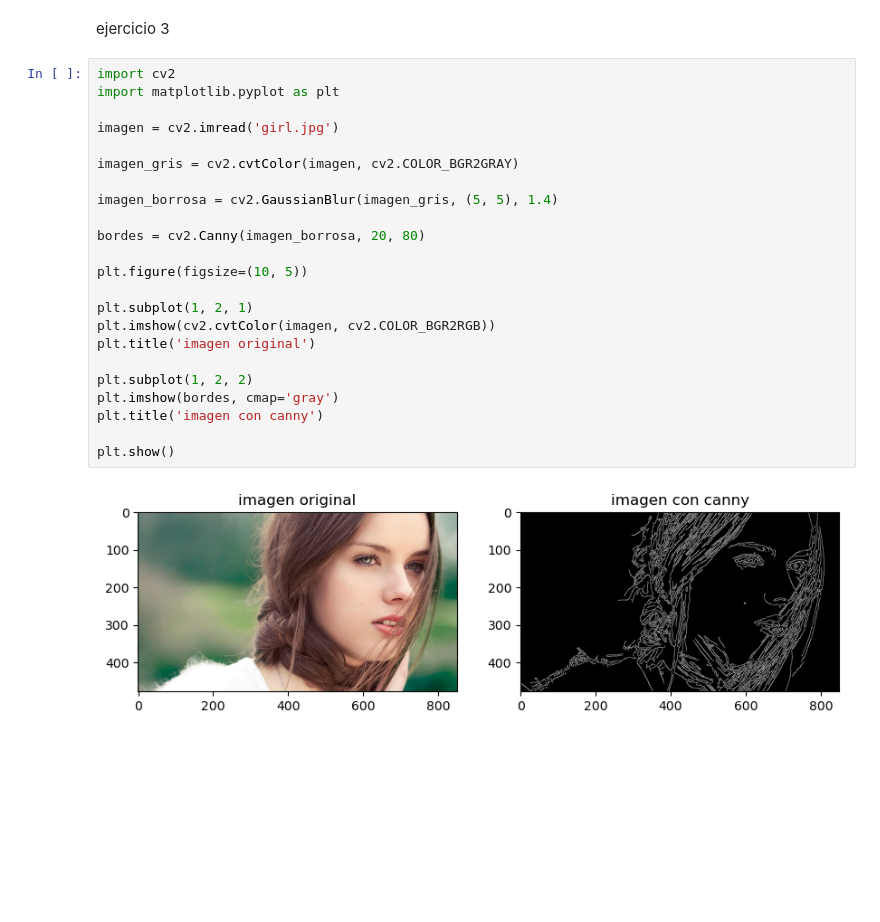
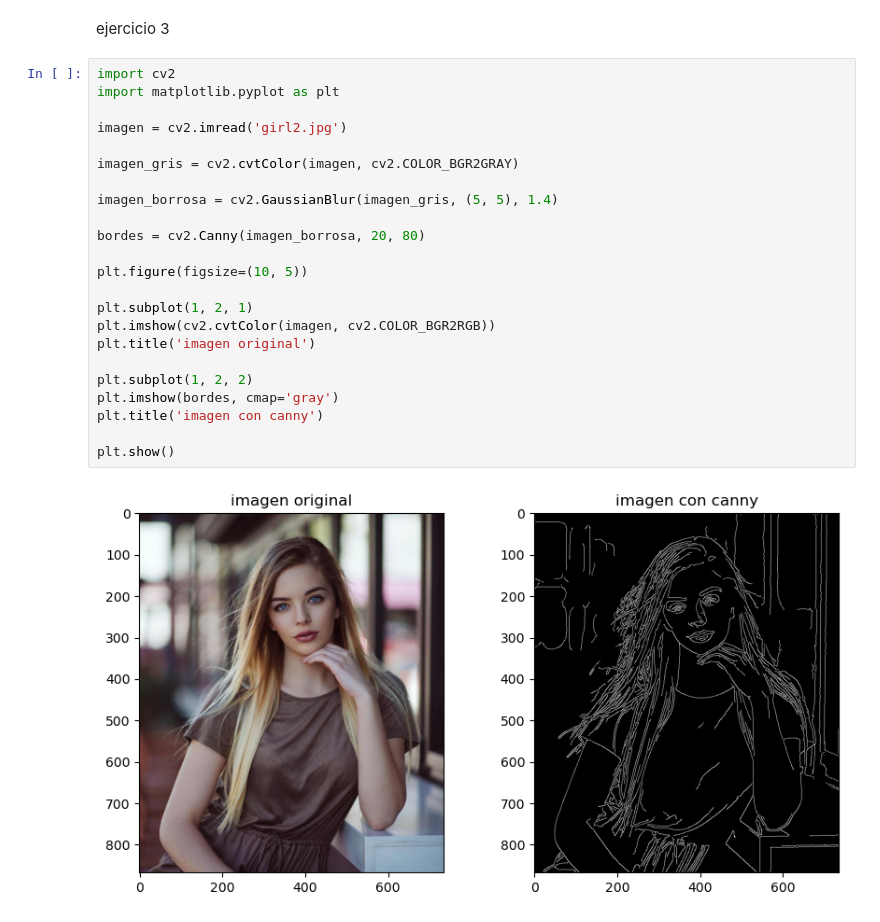
Before and after one commit to GuerreroT/clase1, a Jupyter notebook: practicaPreviaEval2Parcial.ipynb, the cells around one changed output. Cells and saved outputs as stored; diff of their text form; blank space fills up the shorter version.

```diff
--- a/practicaPreviaEval2Parcial.ipynb
+++ b/practicaPreviaEval2Parcial.ipynb
@@ -123,25 +123,25 @@ ejercicio 3
 # %%
 import cv2
 import matplotlib.pyplot as plt
 
-imagen = cv2.imread('girl.jpg')
+imagen = cv2.imread('girl2.jpg')
 
 imagen_gris = cv2.cvtColor(imagen, cv2.COLOR_BGR2GRAY)
 
 imagen_borrosa = cv2.GaussianBlur(imagen_gris, (5, 5), 1.4)
 
 bordes = cv2.Canny(imagen_borrosa, 20, 80)
 
 plt.figure(figsize=(10, 5))
 
 plt.subplot(1, 2, 1)
 plt.imshow(cv2.cvtColor(imagen, cv2.COLOR_BGR2RGB))
 plt.title('imagen original')
 
 plt.subplot(1, 2, 2)
 plt.imshow(bordes, cmap='gray')
 plt.title('imagen con canny')
 
 plt.show()
 # %% [output]
-[figure, old version]
+[figure, new version]
```
